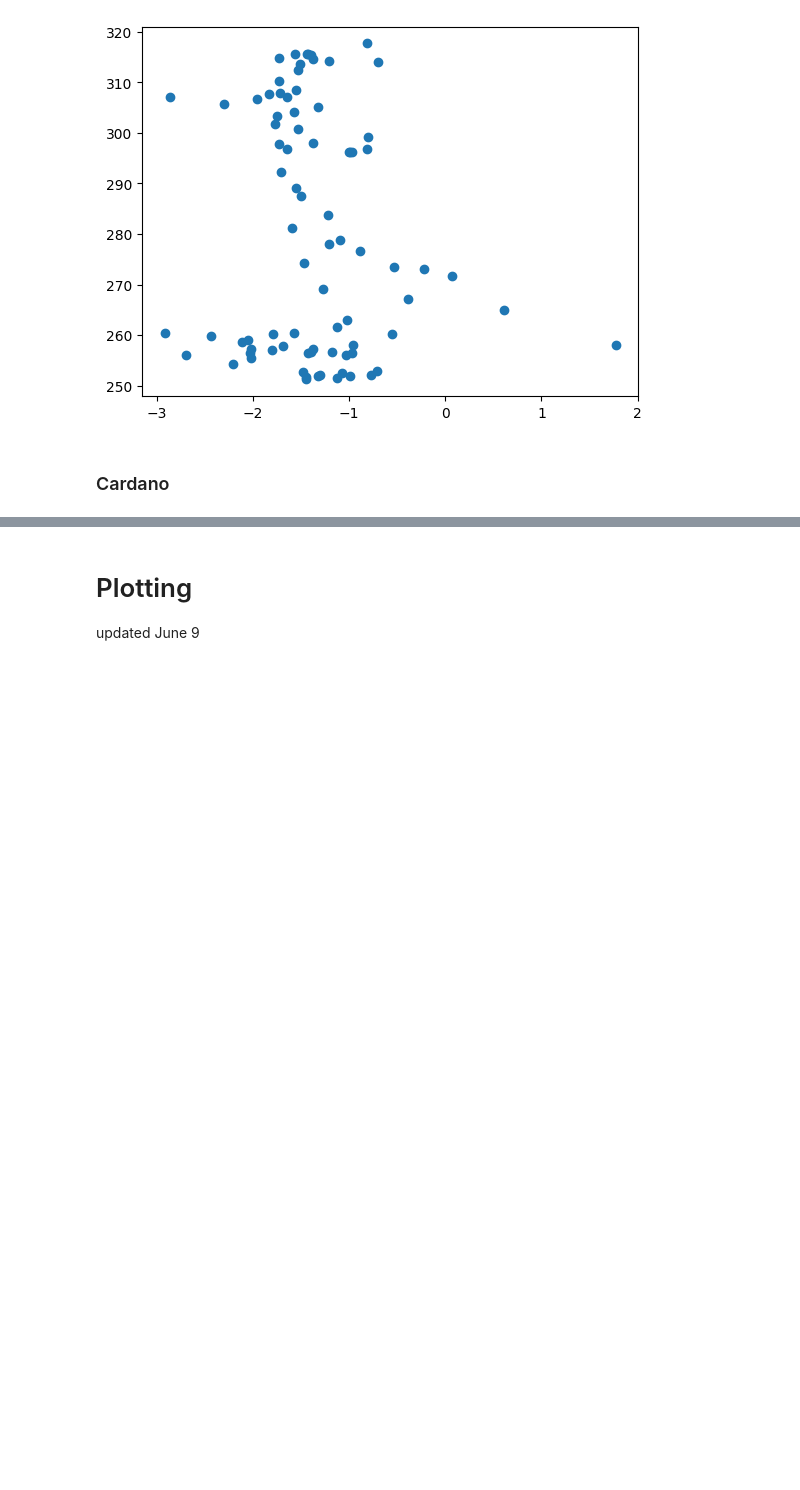
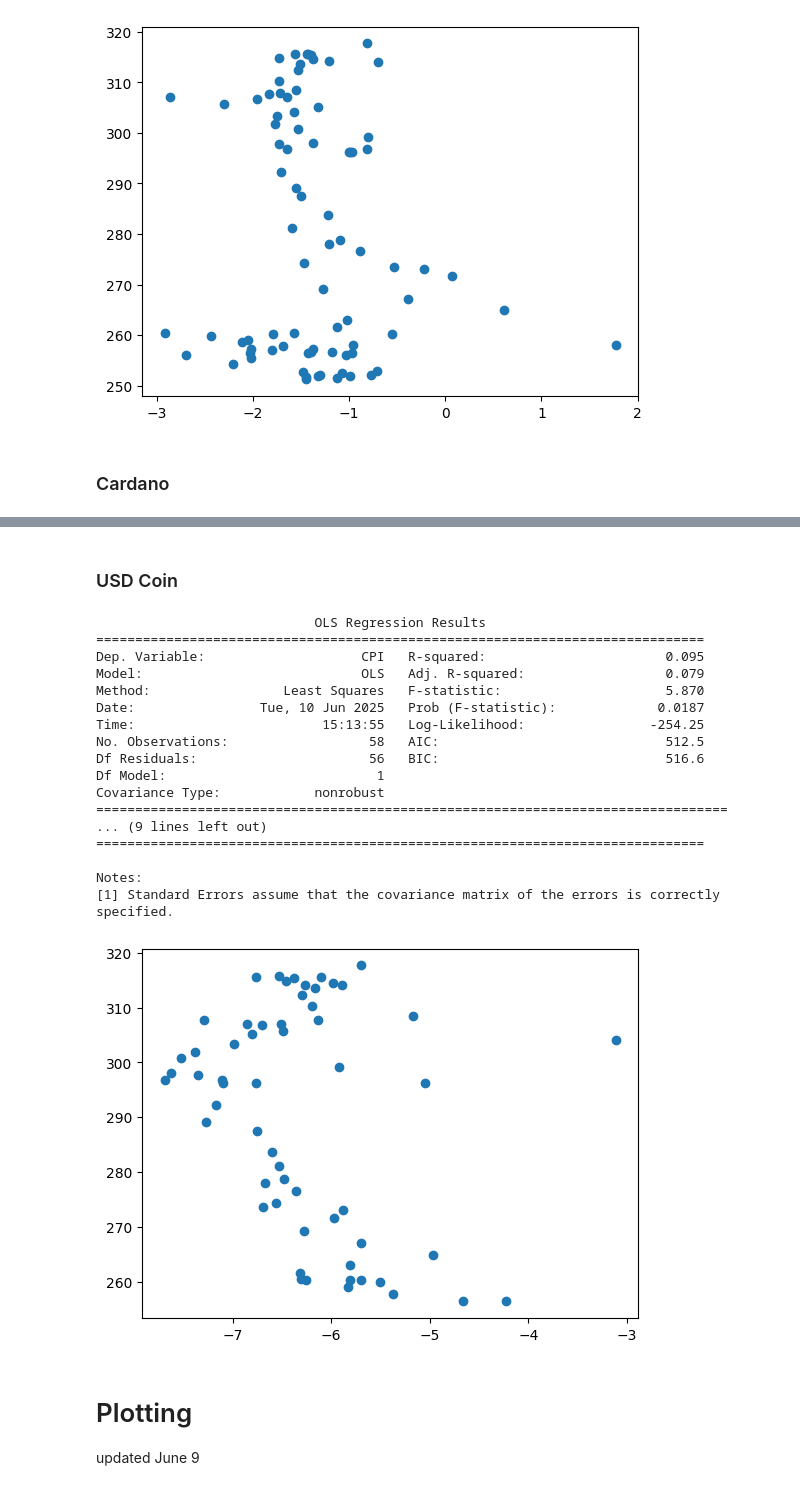
Before and after one commit to tianyishen701/CryptoMacroecon-Prediction-CSUREMM, a Jupyter notebook: CSUREMM_Project_Code.ipynb, the cells around one changed output, grey strips where cells are left out. Drawn from its saved outputs; the diff is of its cells as text; code cells hidden in the pictures; blank space fills up the shorter version.

```diff
--- a/CSUREMM_Project_Code.ipynb
+++ b/CSUREMM_Project_Code.ipynb
@@ -341,6 +341,41 @@ Covariance Type:            nonrobust
 Notes:
 [1] Standard Errors assume that the covariance matrix of the errors is correctly specified.
 [figure]
+# %% [markdown]
+### USD Coin
+# %%
+# Create lagged log volatility as predictor
+df['Lagged_LogVol'] = df['USD Coin'].shift(1)
+
+# Drop NA (first row with data will be NaN due to lag)
+df = df.iloc[17:]
+
+X = df['Lagged_LogVol']
+y = df['CPI']
+plt.scatter(X,y)
+X = sm.add_constant(X)
+
+model = sm.OLS(y, X).fit()
+print(model.summary())
+# %% [output]
+                            OLS Regression Results
+==============================================================================
+Dep. Variable:                    CPI   R-squared:                       0.095
+Model:                            OLS   Adj. R-squared:                  0.079
+Method:                 Least Squares   F-statistic:                     5.870
+Date:                Tue, 10 Jun 2025   Prob (F-statistic):             0.0187
+Time:                        15:13:55   Log-Likelihood:                -254.25
+No. Observations:                  58   AIC:                             512.5
+Df Residuals:                      56   BIC:                             516.6
+Df Model:                           1
+Covariance Type:            nonrobust
+=================================================================================
+... (9 lines left out)
+==============================================================================
+
+Notes:
+[1] Standard Errors assume that the covariance matrix of the errors is correctly specified.
+[figure, added]
 # %% [markdown]
 # Plotting
 updated June 9
```
Also changed, not shown: parts of 14 cells of this notebook.
